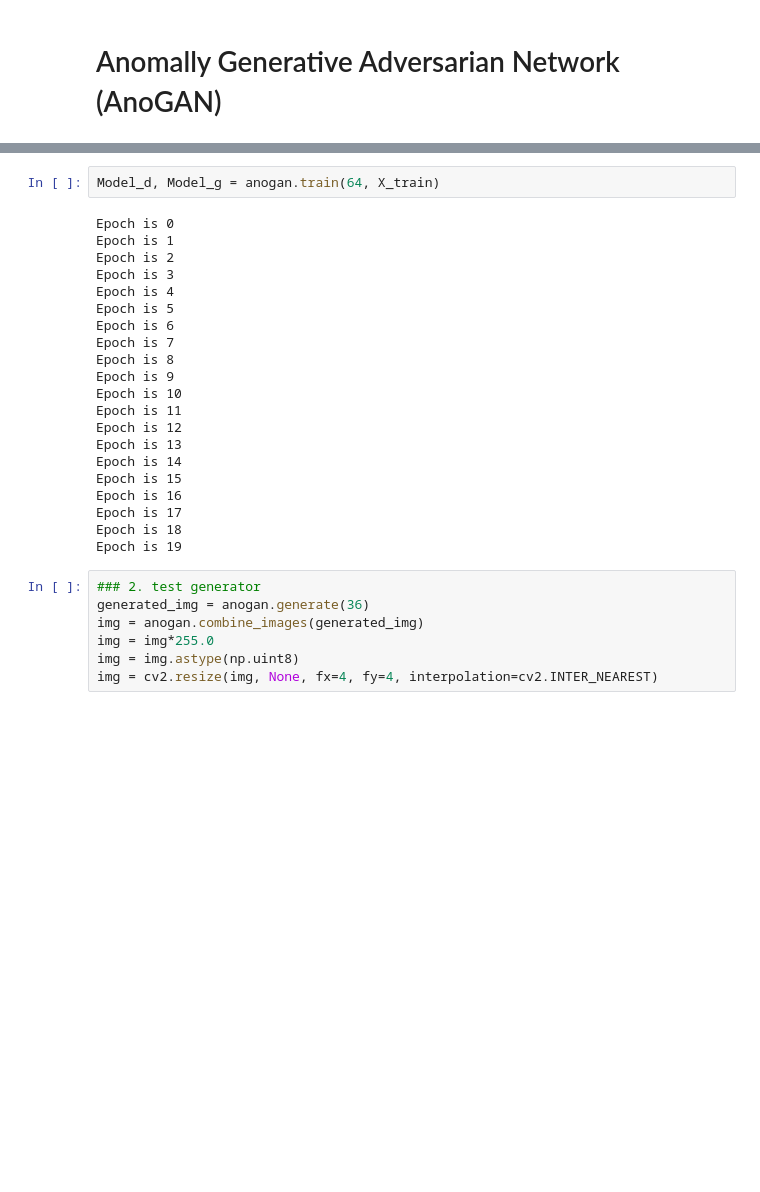
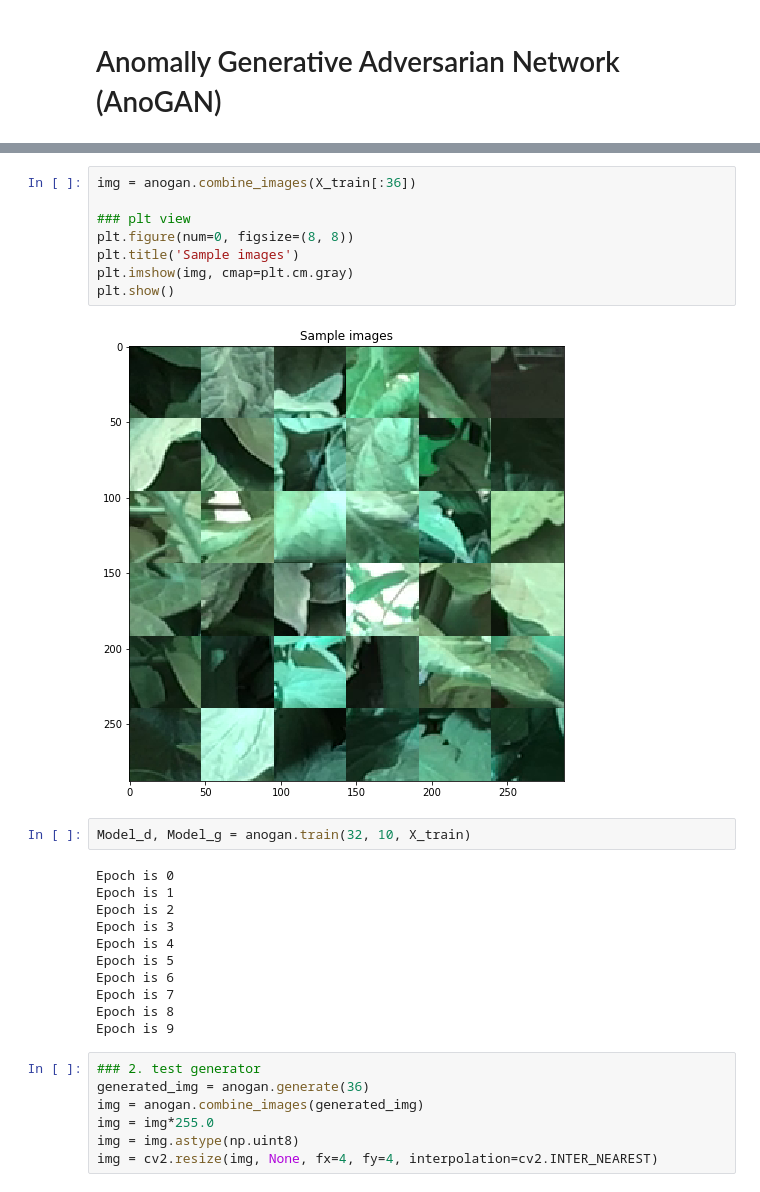
Before and after one commit to MaestriaElectronicaTEC/adversarial-anomaly-detector, a Jupyter notebook: models/anogan/AnoGAN.ipynb, the cells around one changed output, grey strips where cells are left out. Saved outputs shown, nothing was run; the diff lists cells and outputs as text; blank space fills up the shorter version.

```diff
--- a/models/anogan/AnoGAN.ipynb
+++ b/models/anogan/AnoGAN.ipynb
@@ -53,5 +56,15 @@ train shape: (153216, 48, 48, 3)
+# %%
+img = anogan.combine_images(X_train[:36])
+
+### plt view
+plt.figure(num=0, figsize=(8, 8))
+plt.title('Sample images')
+plt.imshow(img, cmap=plt.cm.gray)
+plt.show()
+# %% [output]
+[figure, added]
 # %%
-Model_d, Model_g = anogan.train(64, X_train)
+Model_d, Model_g = anogan.train(32, 10, X_train)
 # %% [output]
 Epoch is 0
 Epoch is 1
@@ -63,16 +76,6 @@ Epoch is 6
 Epoch is 7
 Epoch is 8
 Epoch is 9
-Epoch is 10
-Epoch is 11
-Epoch is 12
-Epoch is 13
-Epoch is 14
-Epoch is 15
-Epoch is 16
-Epoch is 17
-Epoch is 18
-Epoch is 19
 # %%
 ### 2. test generator
 generated_img = anogan.generate(36)
```
Also changed, not shown: parts of 5 cells of this notebook, 1 other file.
